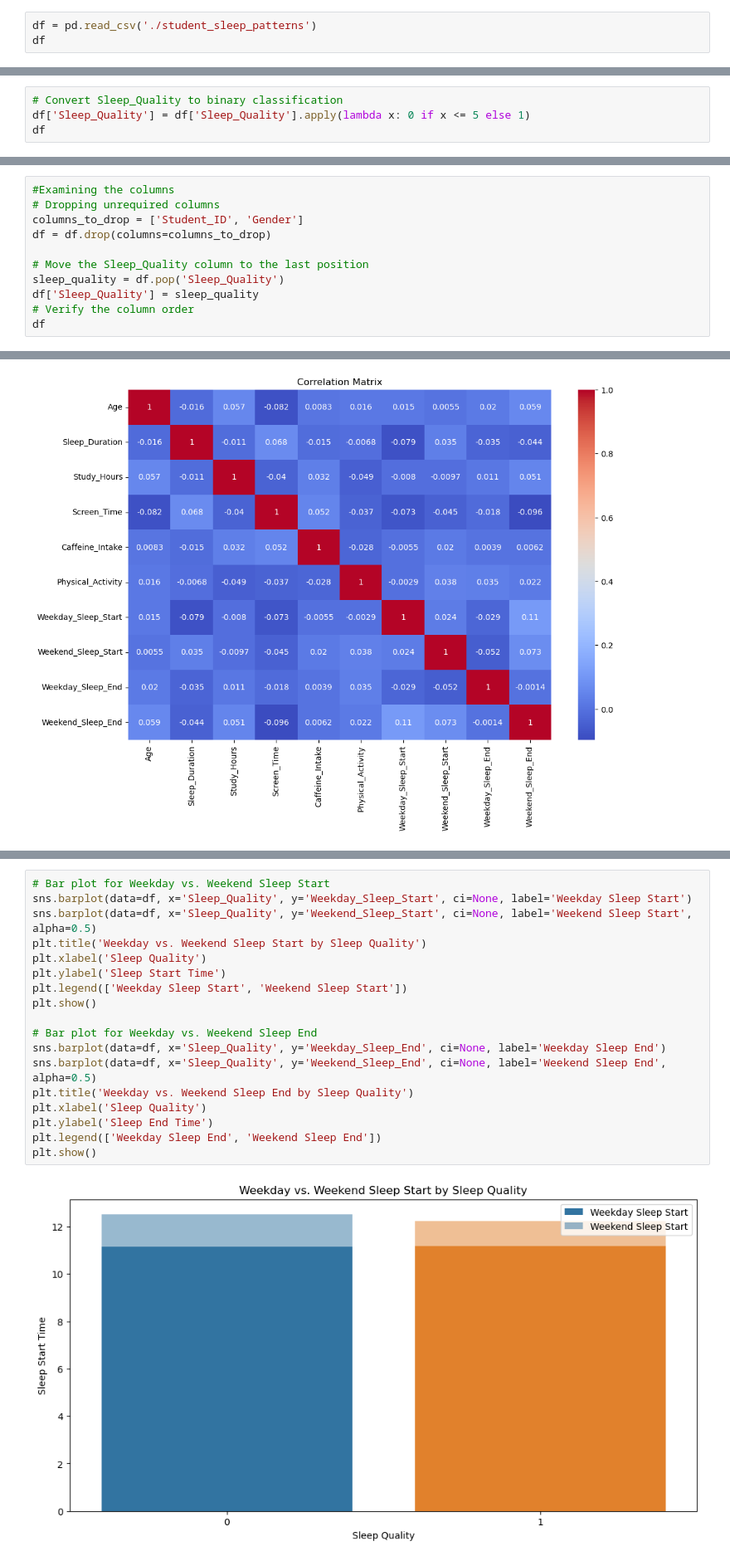
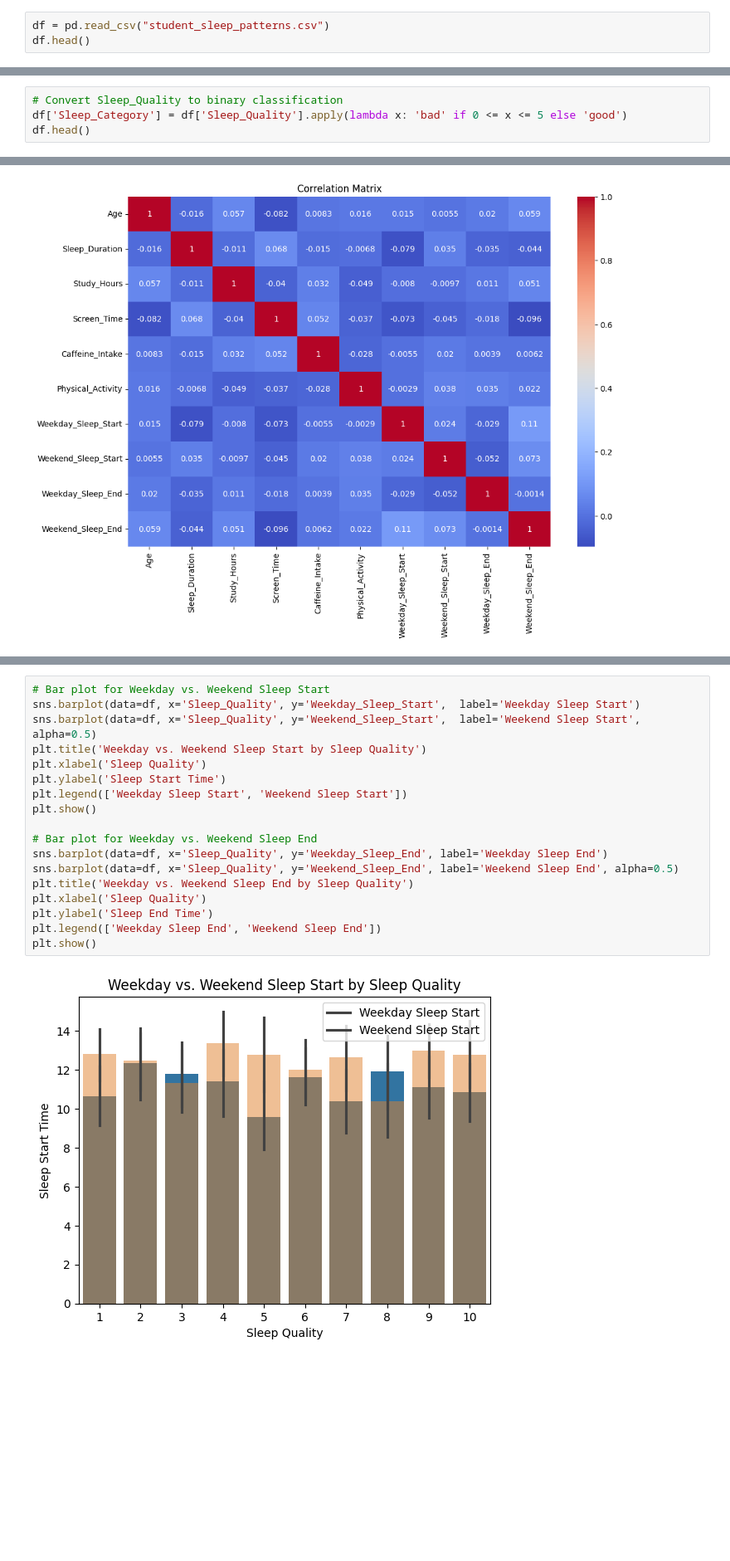
Before and after one commit to ShemaiahYaba/ML-classification-project, a Jupyter notebook: SLEEP QUALITY CLASSIFICATION.ipynb, the cells around one changed output, grey strips where cells are left out. Shown at 83% size. Cells and saved outputs as stored; diff of their text form; blank space fills up the shorter version.

Commit message:
Add initial data analysis and visualization for Sleep_Quality categories

```diff
--- a/SLEEP QUALITY CLASSIFICATION.ipynb
+++ b/SLEEP QUALITY CLASSIFICATION.ipynb
@@ -11,8 +11,8 @@ More documentation can be found is a word document attached to this codefile
 
 Data Source: https://www.kaggle.com/datasets/arsalanjamal002/student-sleep-patterns
 # %%
-df = pd.read_csv('./student_sleep_patterns')
-df
+df = pd.read_csv("student_sleep_patterns.csv")
+df.head()
 # %% [output]
 |  | Student_ID | Age | Gender | University_Year | Sleep_Duration | Study_Hours | Screen_Time | ... |
 | 0 | 1 | 24 | Other | 2nd Year | 7.7 | 7.9 | 3.4 | ... |
@@ -30,7 +23,7 @@ df
 # %%
 # Convert Sleep_Quality to binary classification
-df['Sleep_Quality'] = df['Sleep_Quality'].apply(lambda x: 0 if x <= 5 else 1)
-df
+df['Sleep_Category'] = df['Sleep_Quality'].apply(lambda x: 'bad' if 0 <= x <= 5 else 'good')
+df.head()
 # %% [output]
 |  | Student_ID | Age | Gender | University_Year | Sleep_Duration | Study_Hours | Screen_Time | ... |
 | 0 | 1 | 24 | Other | 2nd Year | 7.7 | 7.9 | 3.4 | ... |
@@ -103,14 +91,3 @@ df.describe()
 | 50% | 250.500000 | 21.00000 | 6.500000 | 6.050000 | 2.600000 | 2.000000 | 62.500000 | ... |
 | 75% | 375.250000 | 24.00000 | 7.800000 | 8.800000 | 3.300000 | 4.000000 | 93.250000 | ... |
 | max | 500.000000 | 25.00000 | 9.000000 | 12.000000 | 4.000000 | 5.000000 | 120.000000 | ... |
-# %%
-#Examining the columns
-# Dropping unrequired columns
-columns_to_drop = ['Student_ID', 'Gender']
-df = df.drop(columns=columns_to_drop)
-
-# Move the Sleep_Quality column to the last position
-sleep_quality = df.pop('Sleep_Quality')
-df['Sleep_Quality'] = sleep_quality
-# Verify the column order
-df
@@ -250,20 +206,20 @@ plt.show()
 # %%
 # Bar plot for Weekday vs. Weekend Sleep Start
-sns.barplot(data=df, x='Sleep_Quality', y='Weekday_Sleep_Start', ci=None, label='Weekday Sleep Start')
-sns.barplot(data=df, x='Sleep_Quality', y='Weekend_Sleep_Start', ci=None, label='Weekend Sleep Start', alpha=0.5)
+sns.barplot(data=df, x='Sleep_Quality', y='Weekday_Sleep_Start',  label='Weekday Sleep Start')
+sns.barplot(data=df, x='Sleep_Quality', y='Weekend_Sleep_Start',  label='Weekend Sleep Start', alpha=0.5)
 plt.title('Weekday vs. Weekend Sleep Start by Sleep Quality')
 plt.xlabel('Sleep Quality')
 plt.ylabel('Sleep Start Time')
 plt.legend(['Weekday Sleep Start', 'Weekend Sleep Start'])
 plt.show()
 
 # Bar plot for Weekday vs. Weekend Sleep End
-sns.barplot(data=df, x='Sleep_Quality', y='Weekday_Sleep_End', ci=None, label='Weekday Sleep End')
-sns.barplot(data=df, x='Sleep_Quality', y='Weekend_Sleep_End', ci=None, label='Weekend Sleep End', alpha=0.5)
+sns.barplot(data=df, x='Sleep_Quality', y='Weekday_Sleep_End', label='Weekday Sleep End')
+sns.barplot(data=df, x='Sleep_Quality', y='Weekend_Sleep_End', label='Weekend Sleep End', alpha=0.5)
 plt.title('Weekday vs. Weekend Sleep End by Sleep Quality')
 plt.xlabel('Sleep Quality')
 plt.ylabel('Sleep End Time')
 plt.legend(['Weekday Sleep End', 'Weekend Sleep End'])
 plt.show()
 # %% [output]
-[figure, old version]
+[figure, new version]
```
Also changed, not shown: parts of 25 cells of this notebook.
